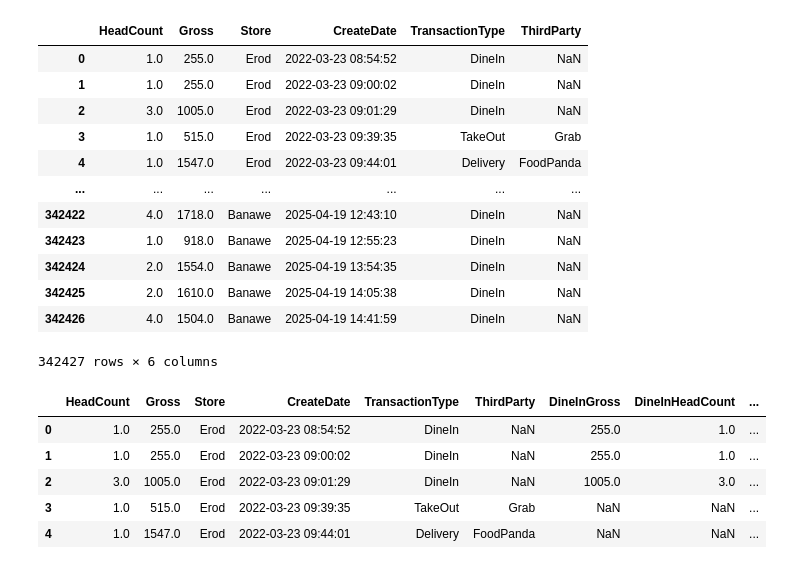
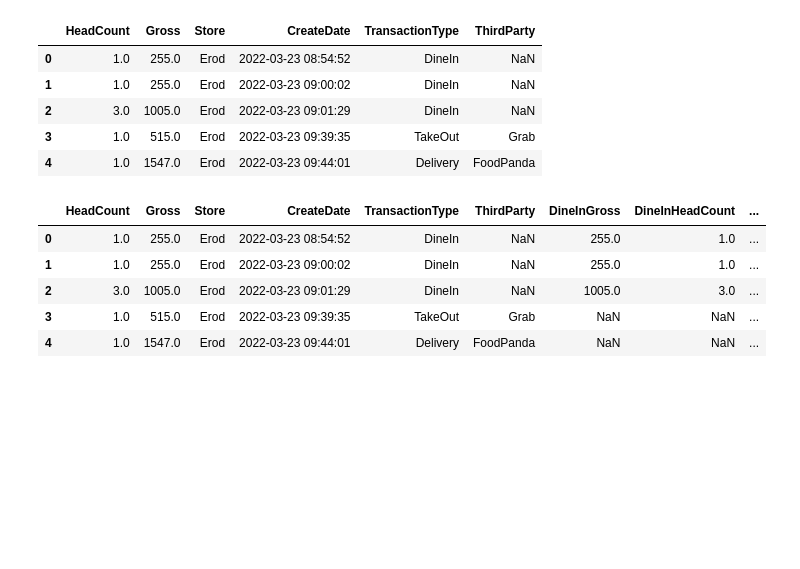
Before and after one commit to lidococinatsina/data-analysis, a Jupyter notebook: daily sales report.ipynb, the cells around one changed output. Saved outputs shown, nothing was run; the diff lists cells and outputs as text; code cells hidden in the pictures; blank space fills up the shorter version.

```diff
--- a/daily sales report.ipynb
+++ b/daily sales report.ipynb
@@ -41,30 +34,28 @@ transactions
 # %%
+# Transaction types and third party vendors are combined in the Tags column,
+# so I decided to split them into separate columns to make it easier to group later
+# example of tags is "#TakeOut#Grab" or "#Delivery#FoodPanda" this means that
+# transaction type is TakeOut and third party vendor is Grab
+
 # populate transaction type column
 transaction_types = ['DineIn', 'TakeOut', 'Delivery', 'Institutional', 'Function']
 conditions = [transactions['Tags'].str.contains(ttype, na=False) for ttype in transaction_types]
 transactions['TransactionType'] = np.select(conditions, transaction_types, default=None)
 transactions['TransactionType'] = transactions['TransactionType'].astype('category')
 
 # populate the third party column
 third_parties = ['FoodPanda', 'Ons', 'Grab']
 conditions = [transactions['Tags'].str.contains(x, na=False) for x in third_parties]
 transactions['ThirdParty'] = np.select(conditions, third_parties, default=None)
 transactions['ThirdParty'] = transactions['ThirdParty'].astype('category')
 
 transactions = transactions.drop(columns=['Tags'])
-transactions
+transactions.head()
 # %% [output]
 |  | HeadCount | Gross | Store | CreateDate | TransactionType | ThirdParty |
 | 0 | 1.0 | 255.0 | Erod | 2022-03-23 08:54:52 | DineIn | NaN |
 | 1 | 1.0 | 255.0 | Erod | 2022-03-23 09:00:02 | DineIn | NaN |
 | 2 | 3.0 | 1005.0 | Erod | 2022-03-23 09:01:29 | DineIn | NaN |
 | 3 | 1.0 | 515.0 | Erod | 2022-03-23 09:39:35 | TakeOut | Grab |
 | 4 | 1.0 | 1547.0 | Erod | 2022-03-23 09:44:01 | Delivery | FoodPanda |
-| ... | ... | ... | ... | ... | ... | ... |
-| 342422 | 4.0 | 1718.0 | Banawe | 2025-04-19 12:43:10 | DineIn | NaN |
-| 342423 | 1.0 | 918.0 | Banawe | 2025-04-19 12:55:23 | DineIn | NaN |
-| 342424 | 2.0 | 1554.0 | Banawe | 2025-04-19 13:54:35 | DineIn | NaN |
-| 342425 | 2.0 | 1610.0 | Banawe | 2025-04-19 14:05:38 | DineIn | NaN |
-| 342426 | 4.0 | 1504.0 | Banawe | 2025-04-19 14:41:59 | DineIn | NaN |
-342427 rows × 6 columns
 # %%
```
Also changed, not shown: parts of 6 cells of this notebook.
